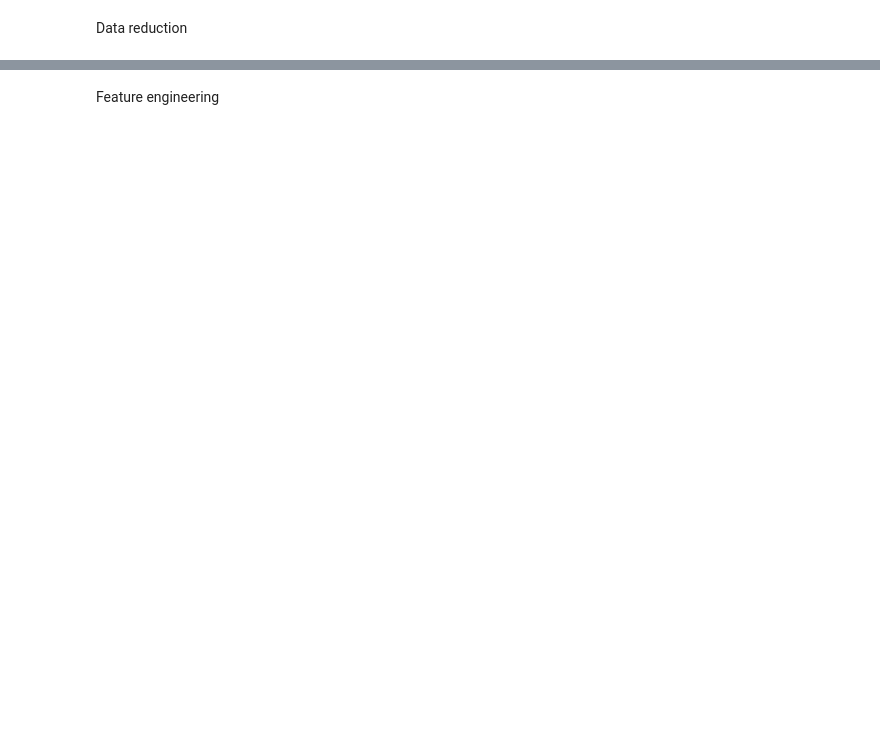
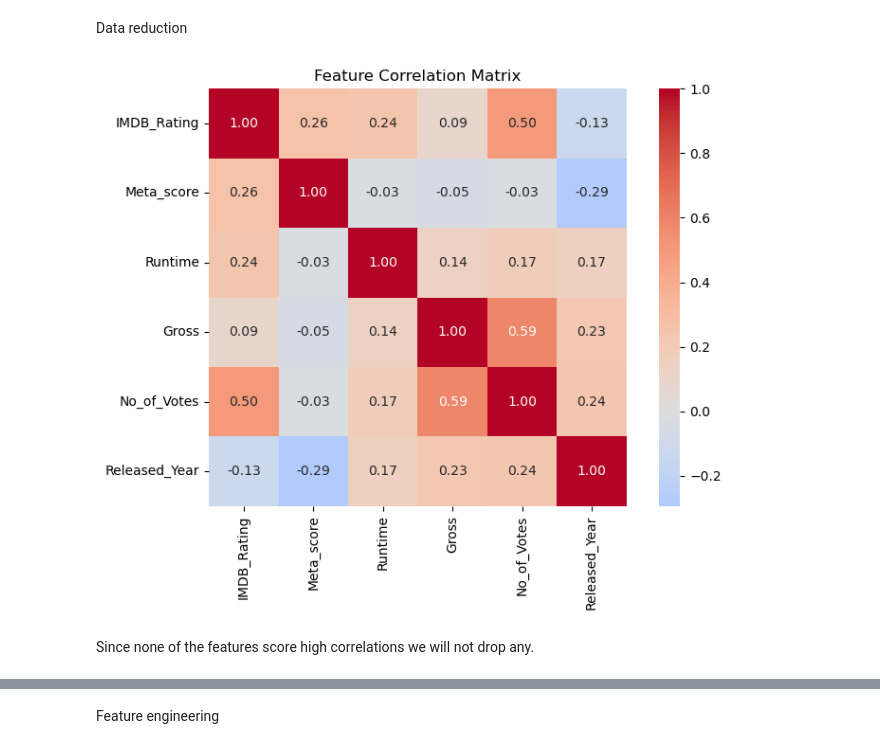
Before and after one commit to mihairusu05/Fundamentals-in-Machine-Learning, a Jupyter notebook: Homeworks/Hw1/hw1.ipynb, the cells around one changed output, grey strips where cells are left out. Saved outputs shown, nothing was run; the diff lists cells and outputs as text; code cells hidden in the pictures; blank space fills up the shorter version.

```diff
--- a/Homeworks/Hw1/hw1.ipynb
+++ b/Homeworks/Hw1/hw1.ipynb
@@ -298,0 +213,6 @@ Name: count, dtype: int64
+# %%
+# We make out of Genre -> Genre_List so it is easier for one shot encoding later
+df_clean['Genre_List'] = (df_clean['Genre']
+    .str.split(',')
+    .apply(lambda x: [g.strip() for g in x]))
+print(df_clean['Genre_List'].head())
@@ -300,0 +287,19 @@ Data transformation
+# %%
+# We will use standardization for the numerical columns so we can use pca later
+
+numerical_cols = ['IMDB_Rating', 'Meta_score', 'Runtime', 'Gross', 'No_of_Votes', 'Released_Year']
+
+scaler = StandardScaler()
+scaled_values = scaler.fit_transform(df_clean[numerical_cols])
+
+scaled_df = pd.DataFrame(
+    scaled_values,
+    columns=[f'{col}_Scaled' for col in numerical_cols],
+    index=df_clean.index
+)
+
+df_clean = pd.concat([df_clean, scaled_df], axis=1)
+
+print("Scaled columns added:")
+print(scaled_df.info())
+print(f"\nShape after scaling: {df_clean.shape}")
@@ -301,2 +324,20 @@ Data transformation
 # %% [markdown]
 Data reduction
+# %%
+# We will plot the feature correlation matrix to see if there are any features that can be dropped
+# besides the ones we will decide to remove based on irrelevance
+
+numerical_cols = ['IMDB_Rating', 'Meta_score', 'Runtime', 'Gross', 'No_of_Votes', 'Released_Year']
+
+corr_matrix = df_clean[numerical_cols].corr()
+
+plt.figure(figsize=(8, 6))
+sns.heatmap(corr_matrix, annot=True, fmt='.2f',
+            cmap='coolwarm', center=0, square=True)
+plt.title('Feature Correlation Matrix')
+plt.tight_layout()
+plt.show()
+# %% [output]
+[figure, added]
+# %% [markdown]
+Since none of the features score high correlations we will not drop any.
```
Also changed, not shown: parts of 37 cells of this notebook, 1 other file.
